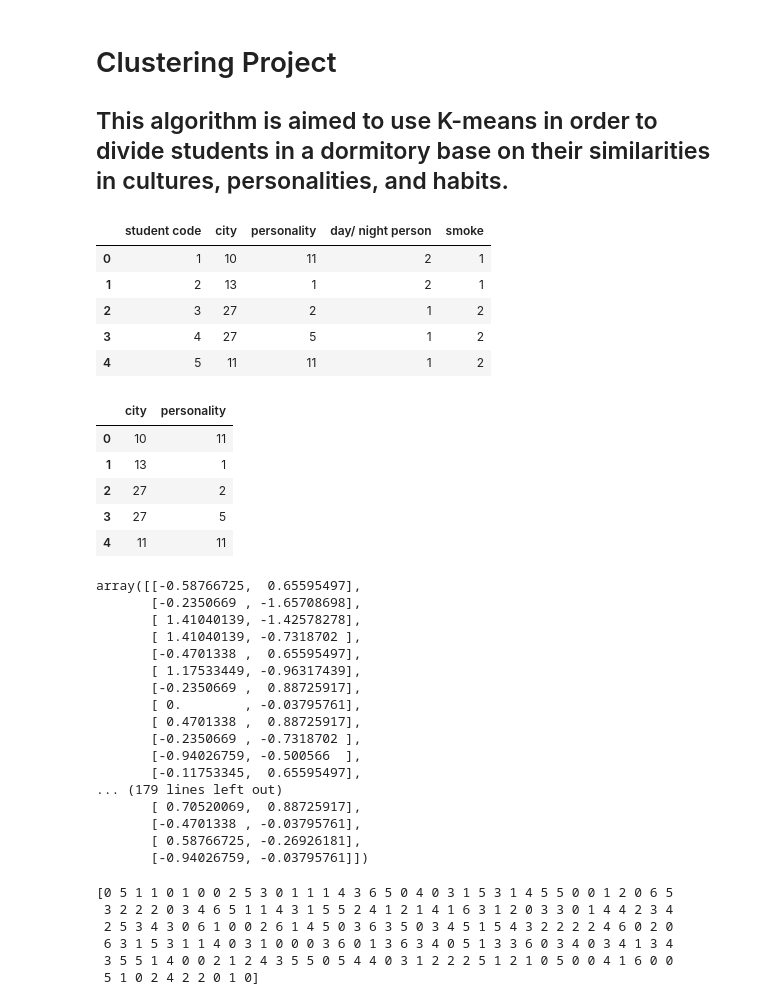
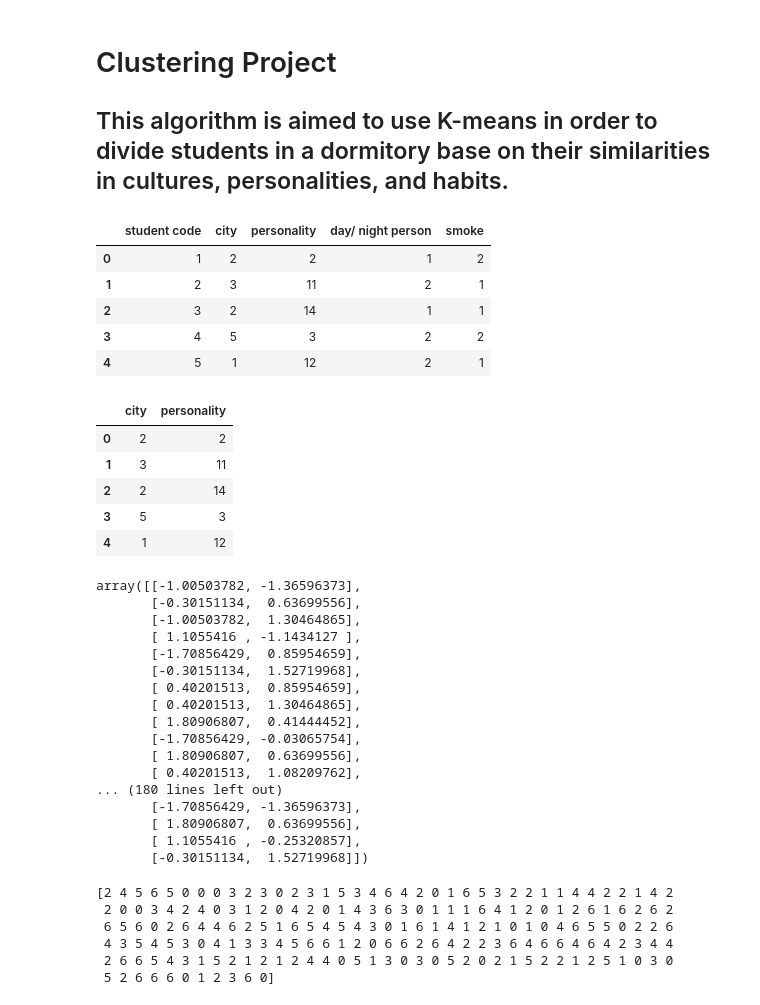
Before and after one commit to Alifarrd/Clustering-Project_BNUT, a Jupyter notebook: Clustering Project_ BNUT.ipynb, the cells around one changed output. Saved outputs shown, nothing was run; the diff lists cells and outputs as text; code cells hidden in the pictures.

```diff
--- a/Clustering Project_ BNUT.ipynb
+++ b/Clustering Project_ BNUT.ipynb
@@ -11,27 +11,27 @@ from sklearn.cluster import KMeans
 from sklearn.datasets import make_blobs
 %matplotlib inline
 # %%
-sample = pd.read_csv("file:///C:/Users/Ali%20Fard/Desktop/clustering%20project/Clustering-Project_BNUT/sample1.csv")
+sample = pd.read_csv("file:///C:/Users/Ali%20Fard/Desktop/clustering%20project/Clustering-Project_BNUT/sample2.csv")
 # take a look at the dataset
 sample.head()
 # %% [output]
 |  | student code | city | personality | day/ night person | smoke |
-| 0 | 1 | 10 | 11 | 2 | 1 |
-| 1 | 2 | 13 | 1 | 2 | 1 |
-| 2 | 3 | 27 | 2 | 1 | 2 |
-| 3 | 4 | 27 | 5 | 1 | 2 |
-| 4 | 5 | 11 | 11 | 1 | 2 |
+| 0 | 1 | 2 | 2 | 1 | 2 |
+| 1 | 2 | 3 | 11 | 2 | 1 |
+| 2 | 3 | 2 | 14 | 1 | 1 |
+| 3 | 4 | 5 | 3 | 2 | 2 |
+| 4 | 5 | 1 | 12 | 2 | 1 |
 # %%
 sample1=sample.drop(['day/ night person','student code','smoke'],axis=1)
 
 sample1.head()
 # %% [output]
 |  | city | personality |
-| 0 | 10 | 11 |
-| 1 | 13 | 1 |
-| 2 | 27 | 2 |
-| 3 | 27 | 5 |
-| 4 | 11 | 11 |
+| 0 | 2 | 2 |
+| 1 | 3 | 11 |
+| 2 | 2 | 14 |
+| 3 | 5 | 3 |
+| 4 | 1 | 12 |
 # %%
 from sklearn.preprocessing import StandardScaler
 X=sample1
@@ -40,23 +40,23 @@ X = np.nan_to_num(X)
 Clus_dataSet = StandardScaler().fit_transform(X)
 Clus_dataSet
 # %% [output]
-array([[-0.58766725,  0.65595497],
-       [-0.2350669 , -1.65708698],
-       [ 1.41040139, -1.42578278],
-       [ 1.41040139, -0.7318702 ],
-       [-0.4701338 ,  0.65595497],
-       [ 1.17533449, -0.96317439],
-       [-0.2350669 ,  0.88725917],
-       [ 0.        , -0.03795761],
-       [ 0.4701338 ,  0.88725917],
-       [-0.2350669 , -0.7318702 ],
-       [-0.94026759, -0.500566  ],
-       [-0.11753345,  0.65595497],
-... (179 lines left out)
-       [ 0.70520069,  0.88725917],
-       [-0.4701338 , -0.03795761],
-       [ 0.58766725, -0.26926181],
-       [-0.94026759, -0.03795761]])
+array([[-1.00503782, -1.36596373],
+       [-0.30151134,  0.63699556],
+       [-1.00503782,  1.30464865],
+       [ 1.1055416 , -1.1434127 ],
+       [-1.70856429,  0.85954659],
+       [-0.30151134,  1.52719968],
+       [ 0.40201513,  0.85954659],
+       [ 0.40201513,  1.30464865],
+       [ 1.80906807,  0.41444452],
+       [-1.70856429, -0.03065754],
+       [ 1.80906807,  0.63699556],
+       [ 0.40201513,  1.08209762],
+... (180 lines left out)
+       [-1.70856429, -1.36596373],
+       [ 1.80906807,  0.63699556],
+       [ 1.1055416 , -0.25320857],
+       [-0.30151134,  1.52719968]])
 # %%
 clusterNum = 7
 k_means = KMeans(init = "k-means++", n_clusters = clusterNum, n_init = 50)
@@ -64,12 +64,12 @@ k_means.fit(Clus_dataSet)
 labels = k_means.labels_
 print(labels)
 # %% [output]
-[0 5 1 1 0 1 0 0 2 5 3 0 1 1 1 4 3 6 5 0 4 0 3 1 5 3 1 4 5 5 0 0 1 2 0 6 5
- 3 2 2 2 0 3 4 6 5 1 1 4 3 1 5 5 2 4 1 2 1 4 1 6 3 1 2 0 3 3 0 1 4 4 2 3 4
- 2 5 3 4 3 0 6 1 0 0 2 6 1 4 5 0 3 6 3 5 0 3 4 5 1 5 4 3 2 2 2 2 4 6 0 2 0
- 6 3 1 5 3 1 1 4 0 3 1 0 0 0 3 6 0 1 3 6 3 4 0 5 1 3 3 6 0 3 4 0 3 4 1 3 4
- 3 5 5 1 4 0 0 2 1 2 4 3 5 5 0 5 4 4 0 3 1 2 2 2 5 1 2 1 0 5 0 0 4 1 6 0 0
- 5 1 0 2 4 2 2 0 1 0]
+[2 4 5 6 5 0 0 0 3 2 3 0 2 3 1 5 3 4 6 4 2 0 1 6 5 3 2 2 1 1 4 4 2 2 1 4 2
+ 2 0 0 3 4 2 4 0 3 1 2 0 4 2 0 1 4 3 6 3 0 1 1 1 6 4 1 2 0 1 2 6 1 6 2 6 2
+ 6 5 6 0 2 6 4 4 6 2 5 1 6 5 4 5 4 3 0 1 6 1 4 1 2 1 0 1 0 4 6 5 5 0 2 2 6
+ 4 3 5 4 5 3 0 4 1 3 3 4 5 6 6 1 2 0 6 6 2 6 4 2 2 3 6 4 6 6 4 6 4 2 3 4 4
+ 2 6 6 5 4 3 1 5 2 1 2 1 2 4 4 0 5 1 3 0 3 0 5 2 0 2 1 5 2 2 1 2 5 1 0 3 0
+ 5 2 6 6 6 0 1 2 3 6 0]
 # %%
 sample1["Clus_km"] = labels
 sample1.head(10)
```
Also changed, not shown: parts of 4 cells of this notebook, 1 other file.
